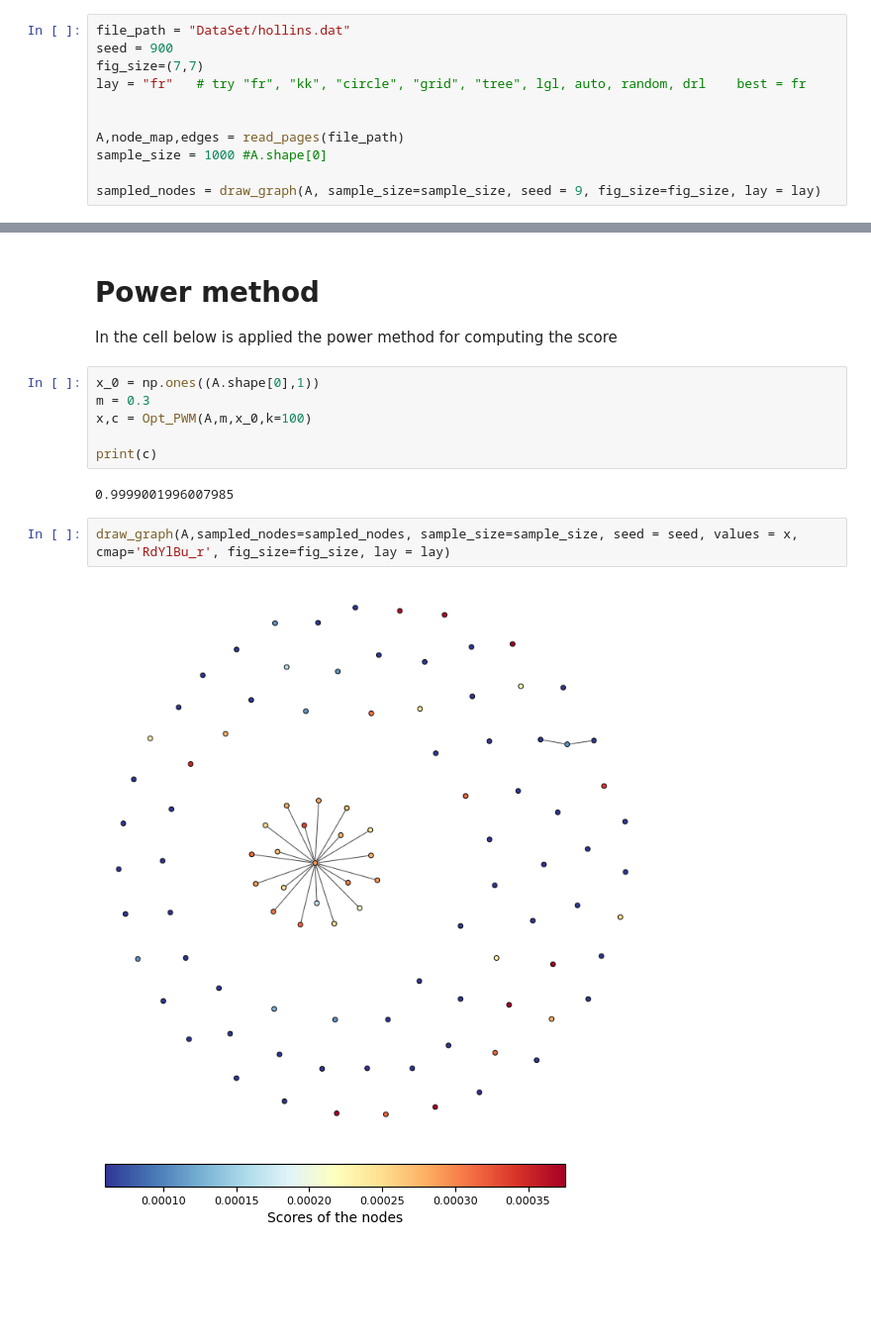
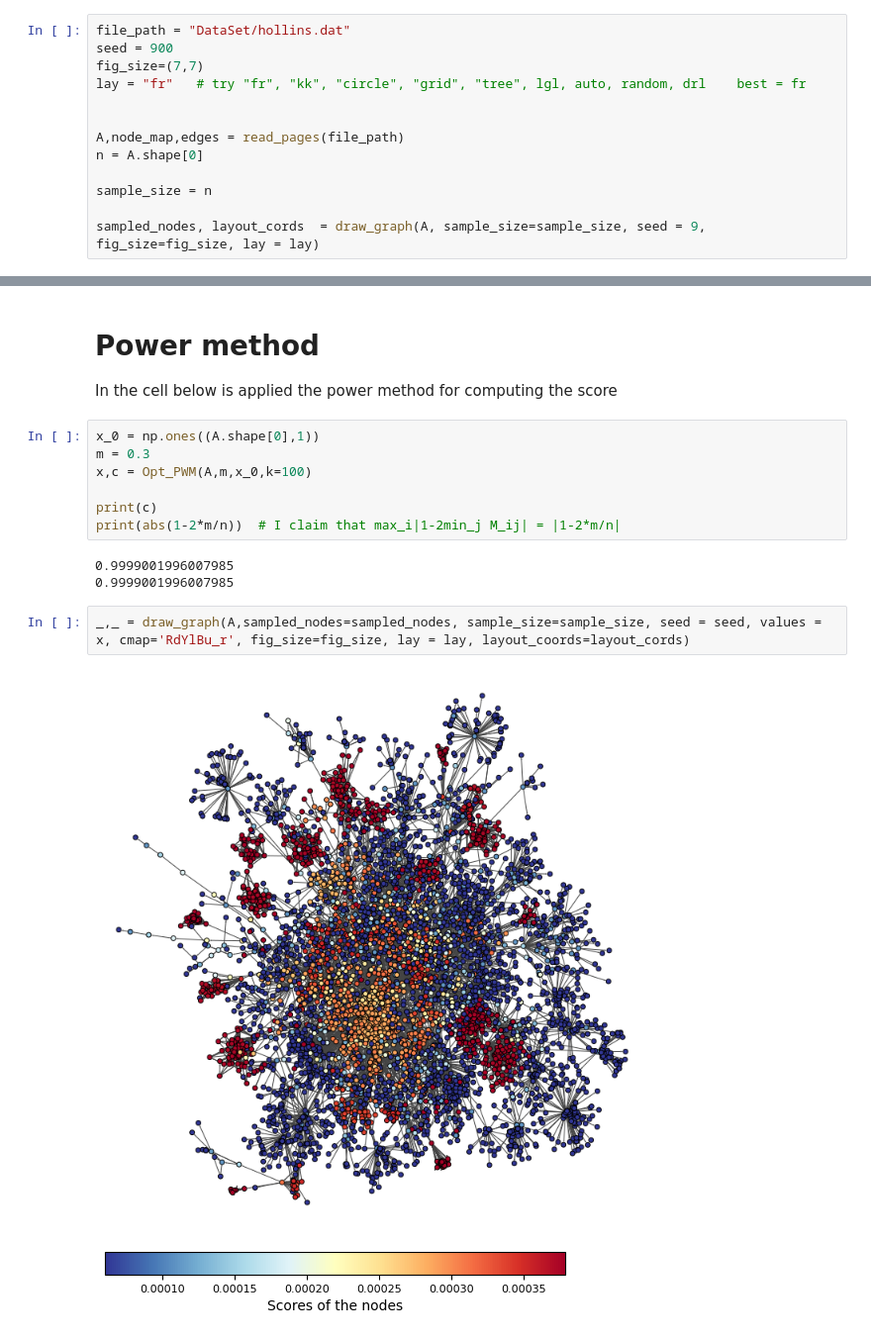
Before and after one commit to RBello02/Homeworks-of-Cmputational-Linear-Algebra-for-Large-Scale-Problems, a Jupyter notebook: 1/PageRankHomework.ipynb, the cells around one changed output, grey strips where cells are left out. Shown at 99% size. Saved outputs shown, nothing was run; the diff lists cells and outputs as text; blank space fills up the shorter version.

```diff
--- a/1/PageRankHomework.ipynb
+++ b/1/PageRankHomework.ipynb
@@ -35,9 +35,11 @@ lay = "fr"   # try "fr", "kk", "circle", "grid", "tree", lgl, auto, random, drl
 
 
 A,node_map,edges = read_pages(file_path)
-sample_size = 1000 #A.shape[0]
+n = A.shape[0]
 
-sampled_nodes = draw_graph(A, sample_size=sample_size, seed = 9, fig_size=fig_size, lay = lay)
+sample_size = n
+
+sampled_nodes, layout_cords  = draw_graph(A, sample_size=sample_size, seed = 9, fig_size=fig_size, lay = lay)
 # %% [output]
 [figure]
 # %% [markdown]
@@ -50,10 +52,12 @@ m = 0.3
 x,c = Opt_PWM(A,m,x_0,k=100)
 
 print(c)
+print(abs(1-2*m/n))  # I claim that max_i|1-2min_j M_ij| = |1-2*m/n|
 # %% [output]
 0.9999001996007985
+0.9999001996007985
 # %%
-draw_graph(A,sampled_nodes=sampled_nodes, sample_size=sample_size, seed = seed, values = x, cmap='RdYlBu_r', fig_size=fig_size, lay = lay)
+_,_ = draw_graph(A,sampled_nodes=sampled_nodes, sample_size=sample_size, seed = seed, values = x, cmap='RdYlBu_r', fig_size=fig_size, lay = lay, layout_coords=layout_cords)
 # %% [output]
-[figure, old version]
+[figure, new version]
-[figure, old version]
+[figure, new version]
```
